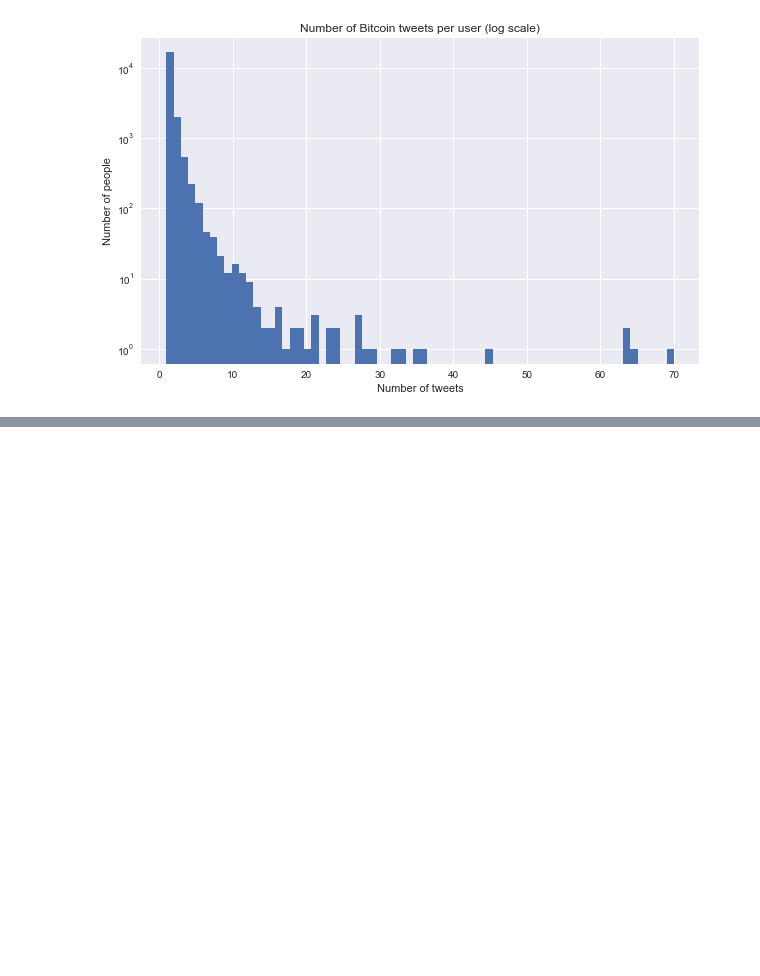
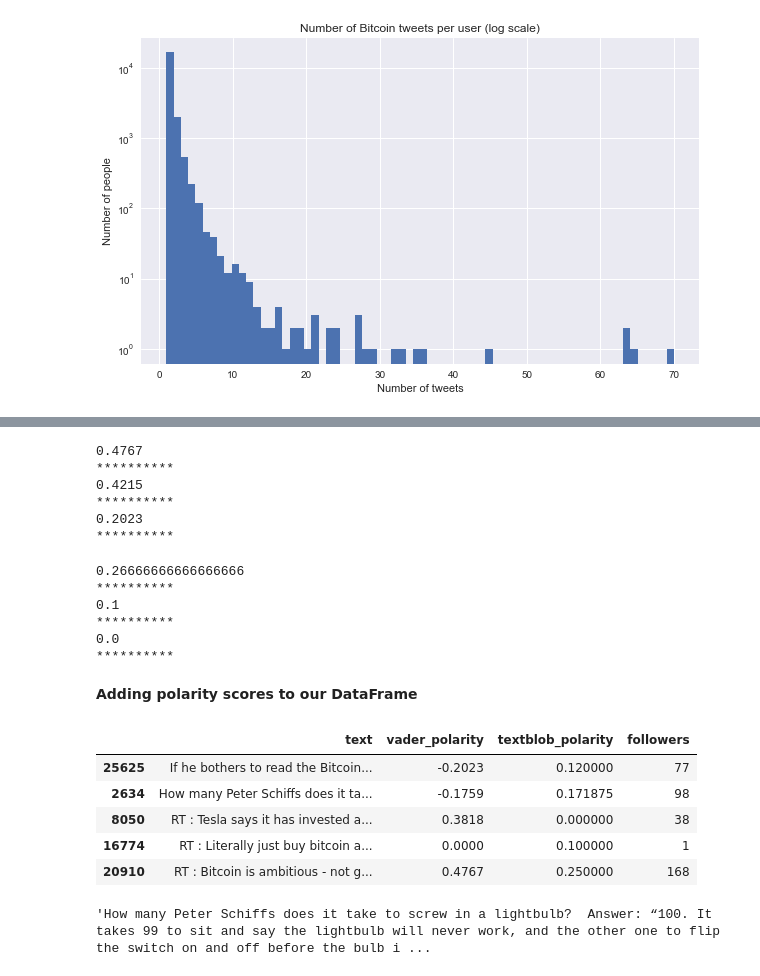
Before and after one commit to jlopezfernandez112/cryptocurrency_predictor, a Jupyter notebook: EDA.ipynb, the cells around one changed output, grey strips where cells are left out. Cells and saved outputs as stored; diff of their text form; code cells hidden in the pictures; blank space fills up the shorter version.

Commit message:
Added scores to EDA notebook.

```diff
--- a/EDA.ipynb
+++ b/EDA.ipynb
@@ -261,0 +271,5 @@ tokens
+# %%
+from nltk.sentiment.vader import SentimentIntensityAnalyzer
+
+analyzer = SentimentIntensityAnalyzer()
+analyzer.polarity_scores('You better run away you piece of crap')
@@ -261,0 +302,55 @@ tokens
+# %%
+# Testing VADER polarity
+examples = [ex1, ex2, ex3]
+for ex in examples:
+    print(analyzer.polarity_scores(ex)['compound'])
+    print('*' * 10)
+# %% [output]
+0.4767
+**********
+0.4215
+**********
+0.2023
+**********
+# %%
+# Testing TextBlob polarity
+for ex in examples:
+    opinion = TextBlob(ex)
+    print(opinion.sentiment[0])
+    print('*' * 10)
+# %% [output]
+0.26666666666666666
+**********
+0.1
+**********
+0.0
+**********
+# %% [markdown]
+**Adding polarity scores to our DataFrame**
+# %%
+def vader_polarity(text):
+    return analyzer.polarity_scores(text)['compound']
+
+get_v_polarity = lambda x: vader_polarity(x)
+
+
+def textblob_polarity(text):
+    return TextBlob(text).sentiment[0]
+
+get_tb_polarity = lambda x: textblob_polarity(x)
+# %%
+data['vader_polarity'] = data['text'].apply(get_v_polarity)
+data['textblob_polarity'] = data['text'].apply(get_tb_polarity)
+# %%
+data.loc[:, ['text', 'vader_polarity', 'textblob_polarity', 'followers']].sample(5)
+# %% [output]
+|  | text | vader_polarity | textblob_polarity | followers |
+| 25625 | If he bothers to read the Bitcoin... | -0.2023 | 0.120000 | 77 |
+| 2634 | How many Peter Schiffs does it ta... | -0.1759 | 0.171875 | 98 |
+| 8050 | RT : Tesla says it has invested a... | 0.3818 | 0.000000 | 38 |
+| 16774 | RT : Literally just buy bitcoin a... | 0.0000 | 0.100000 | 1 |
+| 20910 | RT : Bitcoin is ambitious - not g... | 0.4767 | 0.250000 | 168 |
+# %%
+data['text'][2634]
+# %% [output]
+'How many Peter Schiffs does it take to screw in a lightbulb?  Answer: “100. It takes 99 to sit and say the lightbulb will never work, and the other one to flip the switch on and off before the bulb i ...
```
Also changed, not shown: parts of 8 cells of this notebook, 1 other file.
